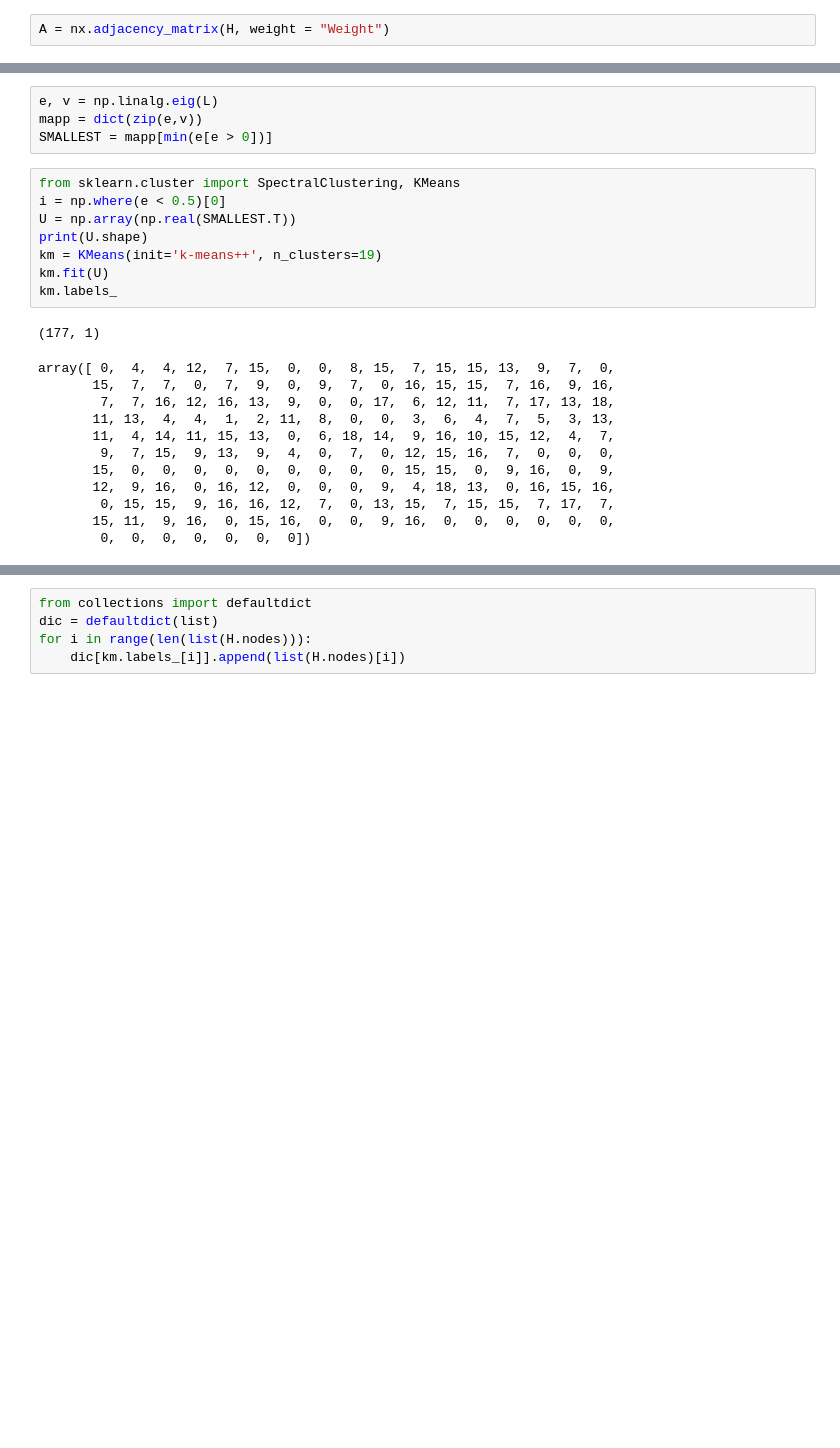
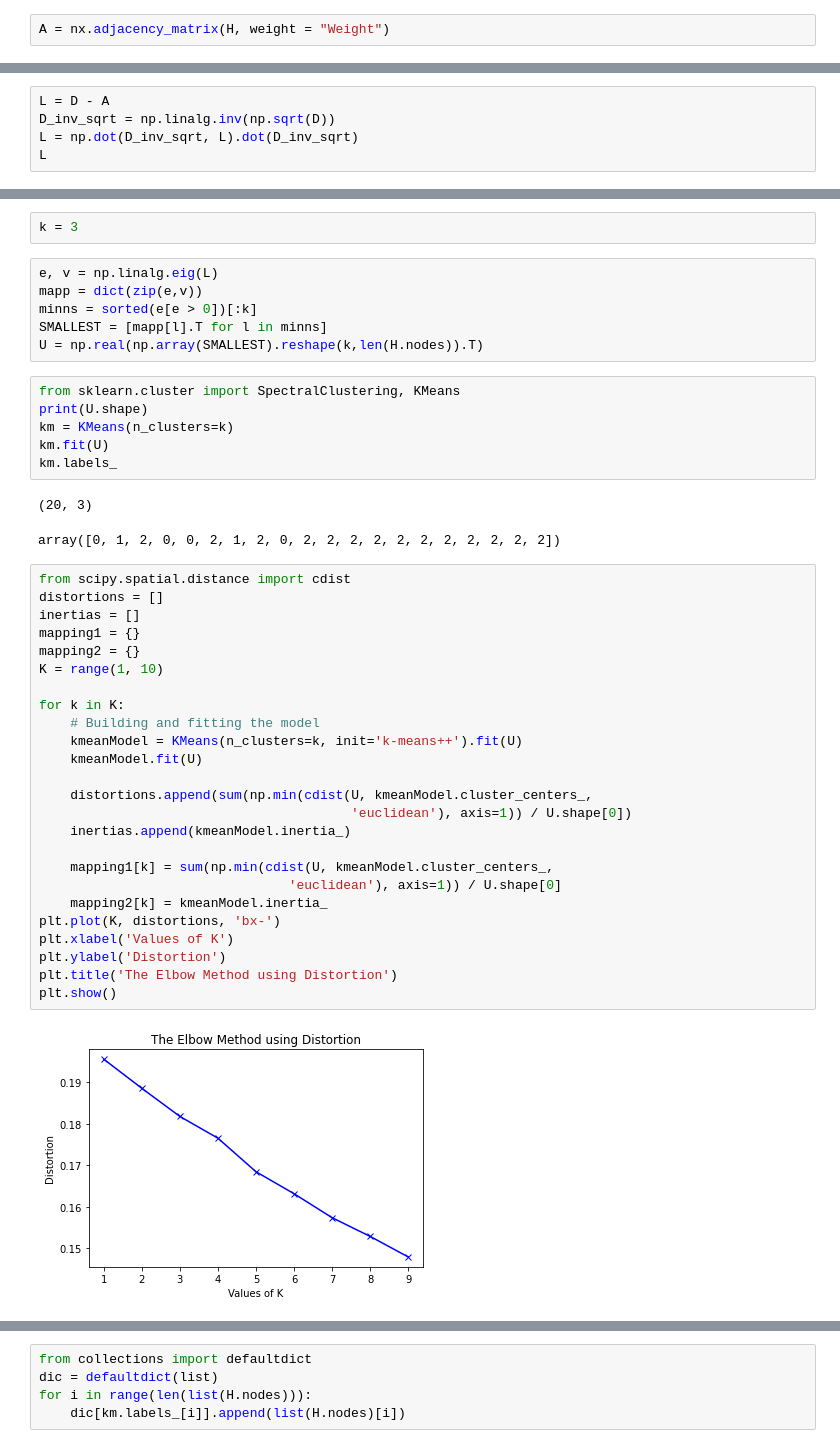
Before and after one commit to Harshp1802/signed_networks, a Jupyter notebook: Spectral_Clustering.ipynb, the cells around one changed output, grey strips where cells are left out. Cells and saved outputs as stored; diff of their text form; blank space fills up the shorter version.

```diff
--- a/Spectral_Clustering.ipynb
+++ b/Spectral_Clustering.ipynb
@@ -92,0 +102,5 @@ matrix([[24.8, -0.8, -0.6, ...,  0. ,  0. , -0.7],
+# %%
+L = D - A
+D_inv_sqrt = np.linalg.inv(np.sqrt(D))
+L = np.dot(D_inv_sqrt, L).dot(D_inv_sqrt)
+L
@@ -93,25 +125,44 @@ matrix([[24.8, -0.8, -0.6, ...,  0. ,  0. , -0.7],
+# %%
+k = 3
 # %%
 e, v = np.linalg.eig(L)
 mapp = dict(zip(e,v))
-SMALLEST = mapp[min(e[e > 0])]
+minns = sorted(e[e > 0])[:k]
+SMALLEST = [mapp[l].T for l in minns]
+U = np.real(np.array(SMALLEST).reshape(k,len(H.nodes)).T)
 # %%
 from sklearn.cluster import SpectralClustering, KMeans
-i = np.where(e < 0.5)[0]
-U = np.array(np.real(SMALLEST.T))
 print(U.shape)
-km = KMeans(init='k-means++', n_clusters=19)
+km = KMeans(n_clusters=k)
 km.fit(U)
 km.labels_
 # %% [output]
-(177, 1)
+(20, 3)
-array([ 0,  4,  4, 12,  7, 15,  0,  0,  8, 15,  7, 15, 15, 13,  9,  7,  0,
-       15,  7,  7,  0,  7,  9,  0,  9,  7,  0, 16, 15, 15,  7, 16,  9, 16,
-        7,  7, 16, 12, 16, 13,  9,  0,  0, 17,  6, 12, 11,  7, 17, 13, 18,
-       11, 13,  4,  4,  1,  2, 11,  8,  0,  0,  3,  6,  4,  7,  5,  3, 13,
-       11,  4, 14, 11, 15, 13,  0,  6, 18, 14,  9, 16, 10, 15, 12,  4,  7,
-        9,  7, 15,  9, 13,  9,  4,  0,  7,  0, 12, 15, 16,  7,  0,  0,  0,
-       15,  0,  0,  0,  0,  0,  0,  0,  0,  0, 15, 15,  0,  9, 16,  0,  9,
-       12,  9, 16,  0, 16, 12,  0,  0,  0,  9,  4, 18, 13,  0, 16, 15, 16,
-        0, 15, 15,  9, 16, 16, 12,  7,  0, 13, 15,  7, 15, 15,  7, 17,  7,
-       15, 11,  9, 16,  0, 15, 16,  0,  0,  9, 16,  0,  0,  0,  0,  0,  0,
-        0,  0,  0,  0,  0,  0,  0])
+array([0, 1, 2, 0, 0, 2, 1, 2, 0, 2, 2, 2, 2, 2, 2, 2, 2, 2, 2, 2])
+# %%
+from scipy.spatial.distance import cdist
+distortions = []
+inertias = []
+mapping1 = {}
+mapping2 = {}
+K = range(1, 10)
+
+for k in K:
+	# Building and fitting the model
+	kmeanModel = KMeans(n_clusters=k, init='k-means++').fit(U)
+	kmeanModel.fit(U)
+
+	distortions.append(sum(np.min(cdist(U, kmeanModel.cluster_centers_,
+										'euclidean'), axis=1)) / U.shape[0])
+	inertias.append(kmeanModel.inertia_)
+
+	mapping1[k] = sum(np.min(cdist(U, kmeanModel.cluster_centers_,
+								'euclidean'), axis=1)) / U.shape[0]
+	mapping2[k] = kmeanModel.inertia_
+plt.plot(K, distortions, 'bx-')
+plt.xlabel('Values of K')
+plt.ylabel('Distortion')
+plt.title('The Elbow Method using Distortion')
+plt.show()
+# %% [output]
+[figure, added]
```
Also changed, not shown: parts of 17 cells of this notebook.
